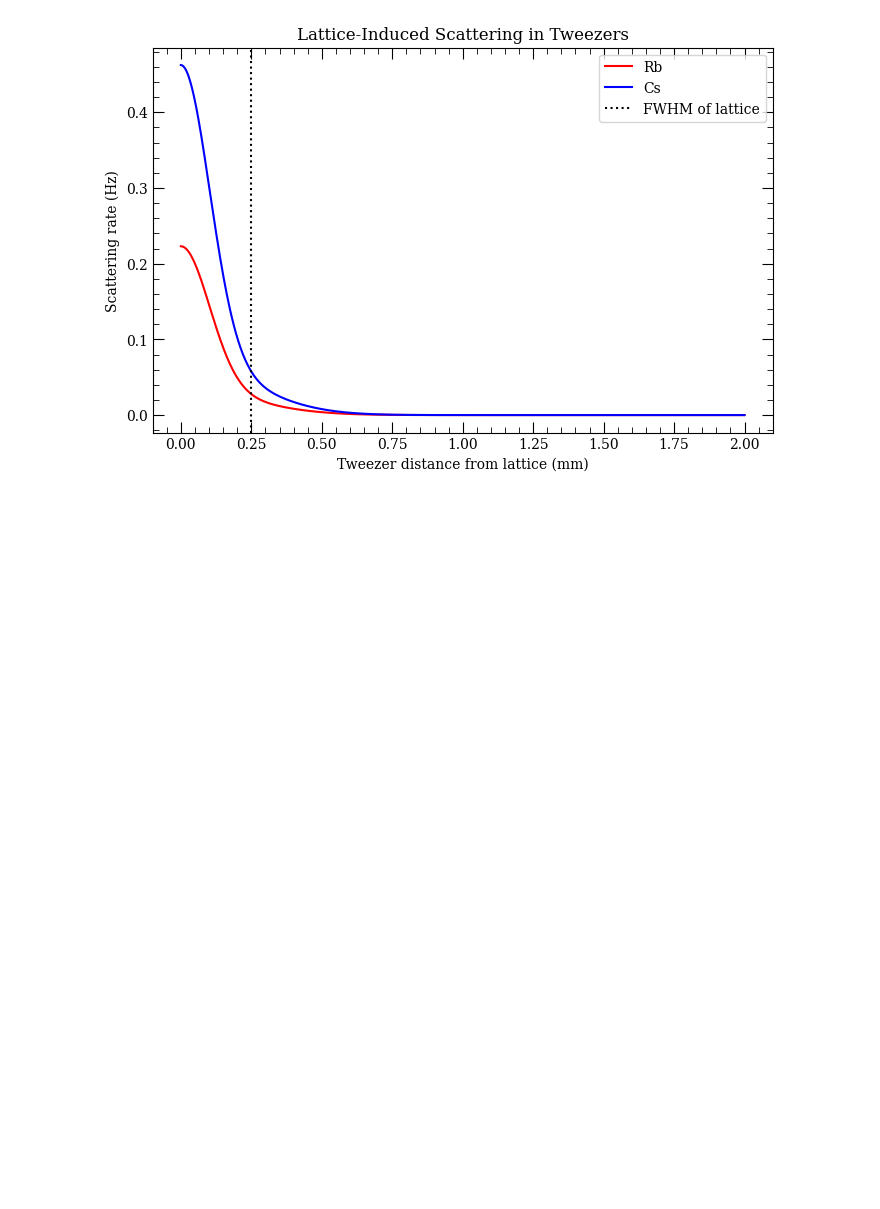
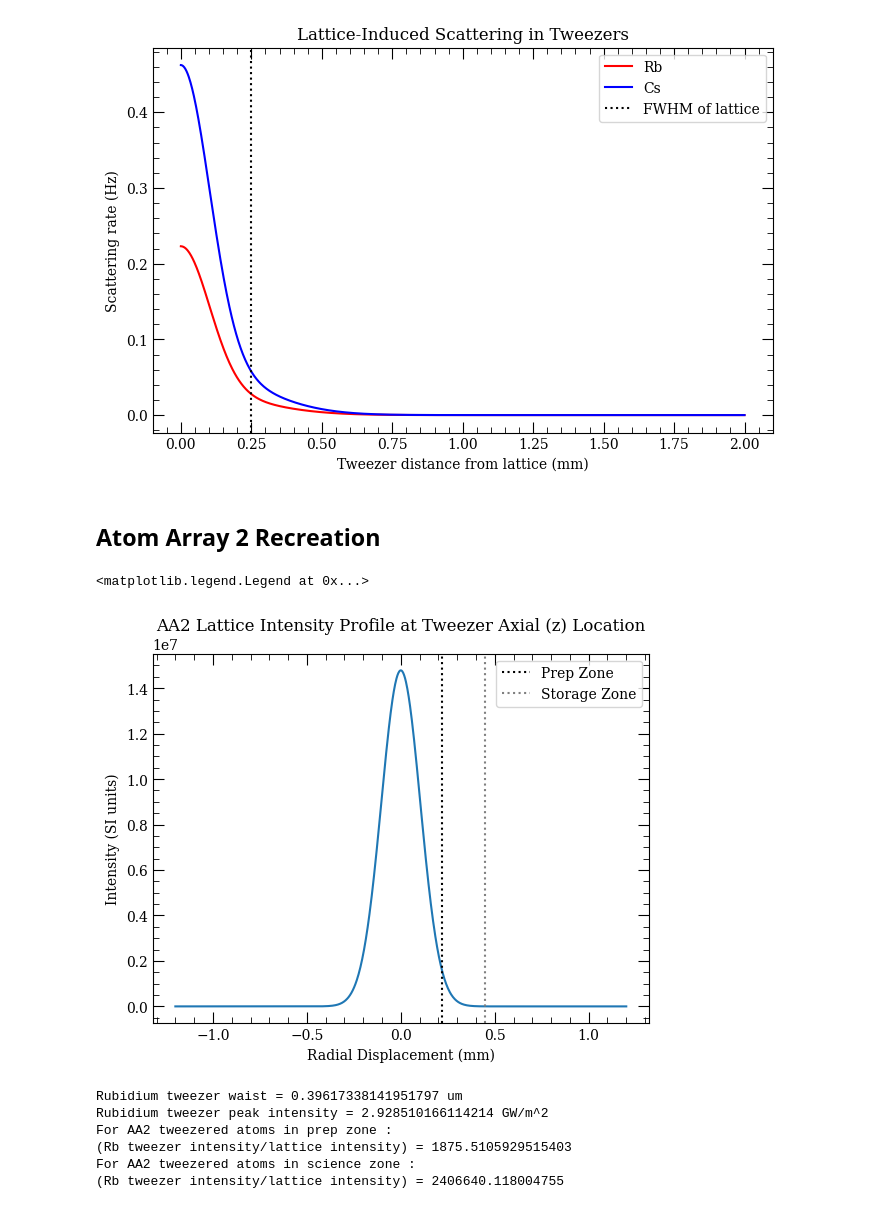
Before and after one commit to Lopez-Santi/RbCs-simulations, a Jupyter notebook: lattice transport/LatticeScattering.ipynb, the cells around one changed output. Saved outputs shown, nothing was run; the diff lists cells and outputs as text; code cells hidden in the pictures; blank space fills up the shorter version.

Commit message:
Added AA2 simulations for lattice scattering

```diff
--- a/lattice transport/LatticeScattering.ipynb
+++ b/lattice transport/LatticeScattering.ipynb
@@ -306,3 +306,54 @@ plt.title("Lattice-Induced Scattering in Tweezers")
 # %% [output]
 Text(0.5, 1.0, 'Lattice-Induced Scattering in Tweezers')
 [figure]
+# %% [markdown]
+## Atom Array 2 Recreation
+# %%
+# Values from their paper
+aa2_rbdetuning = 300e6 # AA2 does near-detuned (300GHz) transport from the D1 line
+aa2_power = 1 # 1 Watt
+aa2_waist = 150e-6 # minimum waist of 150 um
+aa2_distance = (17e-2)/2 # assume the tweezers are 17 cm/2 from the focus of the lattice beam
+aa2_focus = 0 # assume the tweezers are 17 cm/2 from the focus of the lattice beam
+aa2_latticetoprep = 220e-6 #220 um from lattice to preparation tweezers
+aa2_latticetostorage = 450e-6 #~450 um from lattice to storage tweezers
+
+# Calculated values
+aa2_latticefrequency = Rb_D1_frequency - aa2_rbdetuning
+aa2_latticewavelength = c/aa2_latticefrequency
+
+# we expect trap depth of > 500uK
+r_array = np.linspace(-aa2_waist*8, aa2_waist*8, 1000)
+aa2_Ir = I_slice(aa2_distance, aa2_focus, r_array, power=aa2_power, w0=aa2_waist, wavelength=aa2_latticewavelength)
+plt.plot(r_array*1e3, aa2_Ir)
+plt.title("AA2 Lattice Intensity Profile at Tweezer Axial (z) Location")
+plt.ylabel("Intensity (SI units)")
+plt.xlabel("Radial Displacement (mm)")
+plt.axvline(aa2_latticetoprep*1e3, color='black', linestyle='dotted', label='Prep Zone')
+plt.axvline(aa2_latticetostorage*1e3, color='gray', linestyle='dotted', label='Storage Zone')
+plt.legend()
+# %% [output]
+<matplotlib.legend.Legend at 0x...>
+[figure, added]
+# %%
+# T2 effects
+aa2_Ir_prep = I_slice(aa2_distance, aa2_focus, aa2_latticetoprep, power=aa2_power, w0=aa2_waist, wavelength=aa2_latticewavelength)
+aa2_Ir_storage = I_slice(aa2_distance, aa2_focus, aa2_latticetostorage, power=aa2_power, w0=aa2_waist, wavelength=aa2_latticewavelength)
+
+NA = 0.65 # Objective NA
+Rb_tweezer_power = 722e-6 #722uW
+Rb_tweezer_waist = Rb_tweezer_wavelength / (np.pi*NA)
+Rb_peak_intensity = (2*Rb_tweezer_power)/(np.pi*Rb_tweezer_waist**2)
+print(f"Rubidium tweezer waist = {Rb_tweezer_waist*1e6} um")
+print(f"Rubidium tweezer peak intensity = {Rb_peak_intensity/1e9} GW/m^2")
+print(f"For AA2 tweezered atoms in prep zone :")
+print(f"(Rb tweezer intensity/lattice intensity) = {Rb_peak_intensity/aa2_Ir_prep}")
+print(f"For AA2 tweezered atoms in science zone :")
+print(f"(Rb tweezer intensity/lattice intensity) = {Rb_peak_intensity/aa2_Ir_storage}")
+# %% [output]
+Rubidium tweezer waist = 0.39617338141951797 um
+Rubidium tweezer peak intensity = 2.928510166114214 GW/m^2
+For AA2 tweezered atoms in prep zone :
+(Rb tweezer intensity/lattice intensity) = 1875.5105929515403
+For AA2 tweezered atoms in science zone :
+(Rb tweezer intensity/lattice intensity) = 2406640.118004755
```
Also changed, not shown: parts of 1 cell of this notebook.
